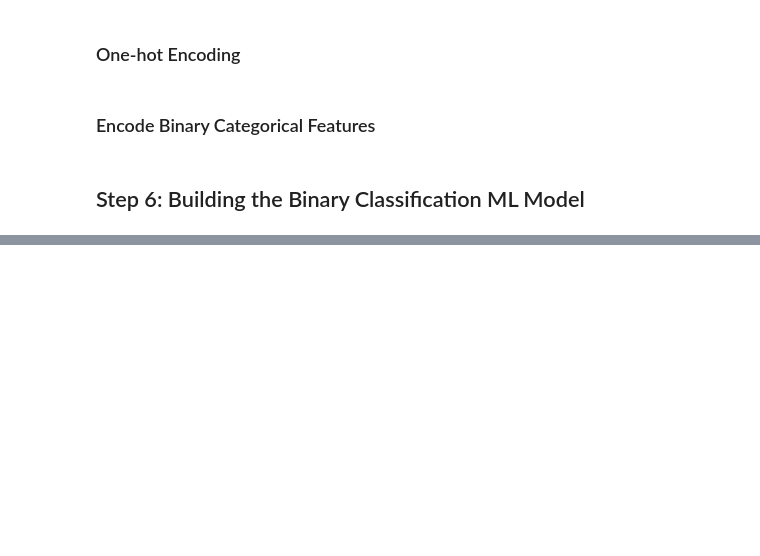
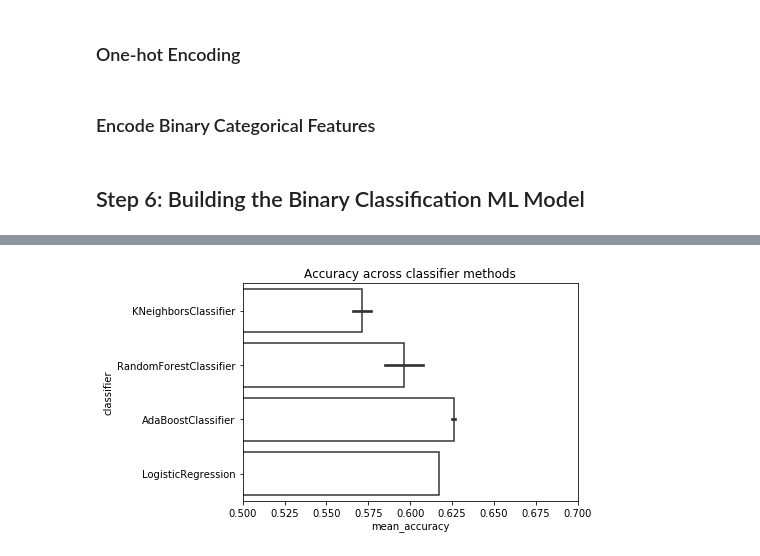
Before and after one commit to topspinj/diabetes-ml-workshop, a Jupyter notebook: notebooks/walkthrough.ipynb, the cells around one changed output, grey strips where cells are left out. Drawn from its saved outputs; the diff is of its cells as text; code cells hidden in the pictures; blank space fills up the shorter version.

```diff
--- a/notebooks/walkthrough.ipynb
+++ b/notebooks/walkthrough.ipynb
@@ -506,0 +557,25 @@ model.score(X_test, y_test)
+# %%
+def cv_results_to_df(results):
+    all_data = []
+    for i in range(len(results['rank_test_score'])):
+        rank = results['rank_test_score'][i]
+        fit_time = results['mean_fit_time'][i]
+        score_time = results['std_score_time'][i]
+        classifier = None
+        other_params = {}
+        for k, v in results['params'][i].items():
+            if k=="bp__estimator":
+                classifier = v.__class__.__name__
+            else:
+                other_params[k.replace('bp__estimator__','')] = v
+        mean_accuracy = results['mean_test_score'][i]
+        std_accuracy = results['std_test_score'][i]
+        data_dict = dict(rank=rank, fit_time=fit_time, score_time=score_time,
+                        classifier=classifier, mean_accuracy=mean_accuracy, std_accuracy=std_accuracy)
+        data_dict.update(other_params)
+        all_data.append(data_dict)
+    return pd.DataFrame(all_data)
+
+
+cv_results = cv_results_to_df(rscv.cv_results_)
+cv_results.sort_values(by='rank')
@@ -506,0 +592,8 @@ model.score(X_test, y_test)
+# %%
+ax = sns.barplot(y='classifier', x='mean_accuracy', data=cv_results, facecolor=(1, 1, 1, 0),
+            linewidth=1.5, errcolor=".2", edgecolor=".2")
+ax.set_title("Accuracy across classifier methods")
+ax.set_xlim(0.5, 0.7)
+pass
+# %% [output]
+[figure, added]
```
Also changed, not shown: parts of 19 cells of this notebook, 1 other file.
